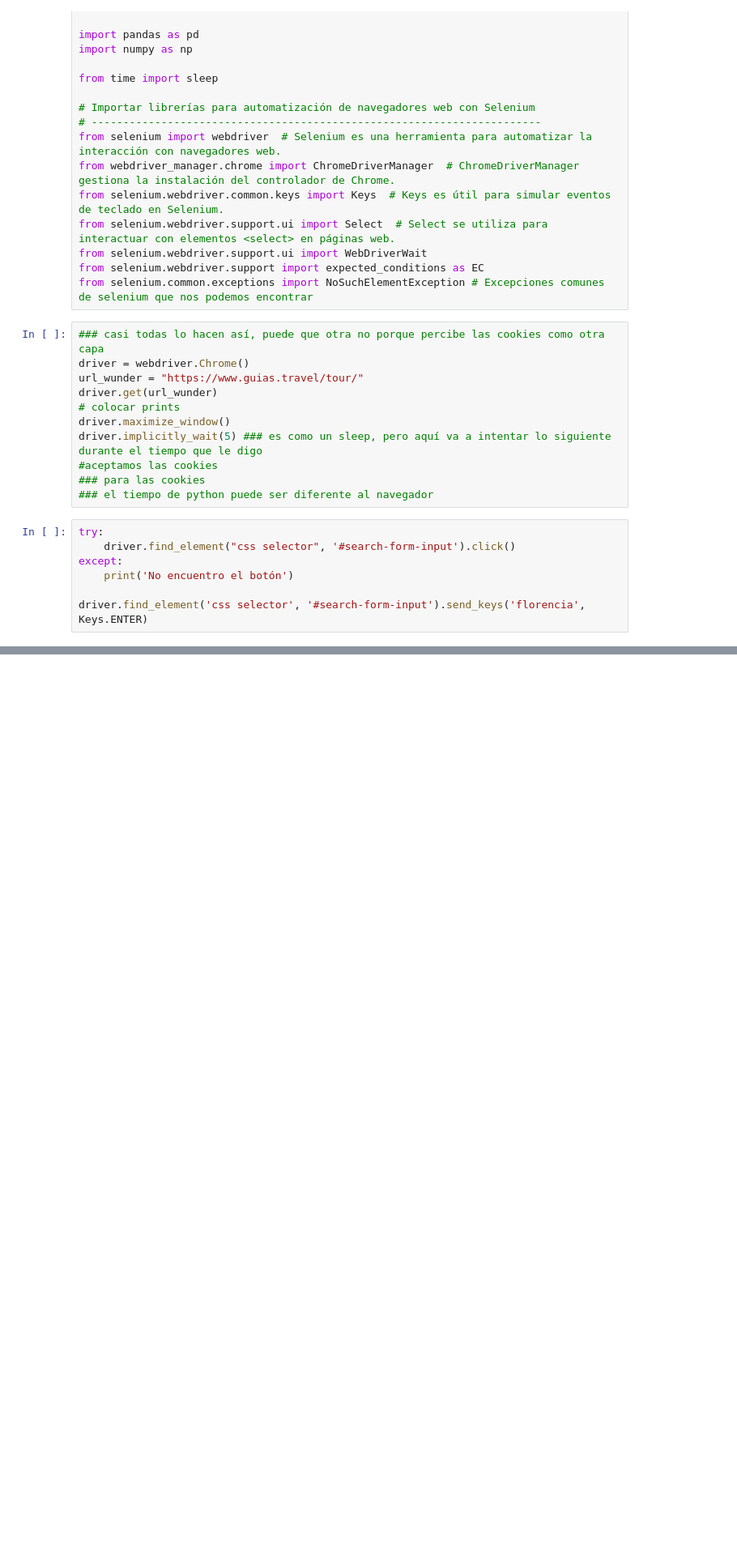
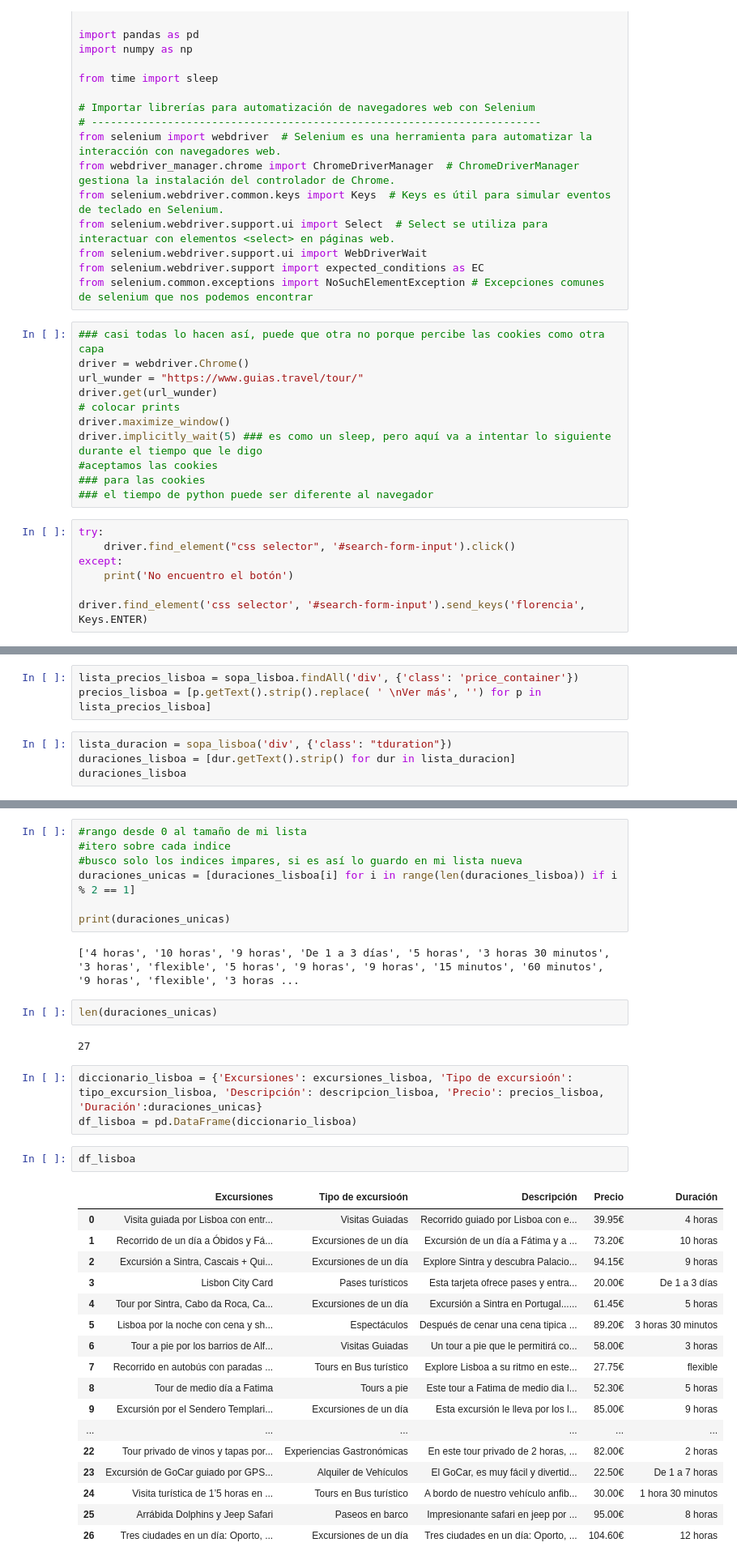
Before and after one commit to ngcarvajall/Entrega-Proyecto-ProyectoExplorandoViajes---Nelson-, a Jupyter notebook: Excursiones.ipynb, the cells around one changed output, grey strips where cells are left out. Shown at 81% size. Saved outputs shown, nothing was run; the diff lists cells and outputs as text; blank space fills up the shorter version.

```diff
--- a/Excursiones.ipynb
+++ b/Excursiones.ipynb
@@ -70,0 +245,7 @@ body > div.container.margin_60.tours_archive_container > div > div.col-lg-9.col-
+# %%
+lista_precios_lisboa = sopa_lisboa.findAll('div', {'class': 'price_container'})
+precios_lisboa = [p.getText().strip().replace( ' \nVer más', '') for p in lista_precios_lisboa]
+# %%
+lista_duracion = sopa_lisboa('div', {'class': "tduration"})
+duraciones_lisboa = [dur.getText().strip() for dur in lista_duracion]
+duraciones_lisboa
@@ -70,0 +270,36 @@ body > div.container.margin_60.tours_archive_container > div > div.col-lg-9.col-
+# %%
+#rango desde 0 al tamaño de mi lista
+#itero sobre cada indice
+#busco solo los indices impares, si es así lo guardo en mi lista nueva
+duraciones_unicas = [duraciones_lisboa[i] for i in range(len(duraciones_lisboa)) if i % 2 == 1]
+
+print(duraciones_unicas)
+# %% [output]
+['4 horas', '10 horas', '9 horas', 'De 1 a 3 días', '5 horas', '3 horas 30 minutos', '3 horas', 'flexible', '5 horas', '9 horas', '9 horas', '15 minutos', '60 minutos', '9 horas', 'flexible', '3 horas ...
+# %%
+len(duraciones_unicas)
+# %% [output]
+27
+# %%
+diccionario_lisboa = {'Excursiones': excursiones_lisboa, 'Tipo de excursioón': tipo_excursion_lisboa, 'Descripción': descripcion_lisboa, 'Precio': precios_lisboa, 'Duración':duraciones_unicas}
+df_lisboa = pd.DataFrame(diccionario_lisboa)
+# %%
+df_lisboa
+# %% [output]
+|  | Excursiones | Tipo de excursioón | Descripción | Precio | Duración |
+| 0 | Visita guiada por Lisboa con entr... | Visitas Guiadas | Recorrido guiado por Lisboa con e... | 39.95€ | 4 horas |
+| 1 | Recorrido de un día a Óbidos y Fá... | Excursiones de un día | Excursión de un día a Fátima y a ... | 73.20€ | 10 horas |
+| 2 | Excursión a Sintra, Cascais + Qui... | Excursiones de un día | Explore Sintra y descubra Palacio... | 94.15€ | 9 horas |
+| 3 | Lisbon City Card | Pases turísticos | Esta tarjeta ofrece pases y entra... | 20.00€ | De 1 a 3 días |
+| 4 | Tour por Sintra, Cabo da Roca, Ca... | Excursiones de un día | Excursión a Sintra en Portugal...... | 61.45€ | 5 horas |
+| 5 | Lisboa por la noche con cena y sh... | Espectáculos | Después de cenar una cena tipica ... | 89.20€ | 3 horas 30 minutos |
+| 6 | Tour a pie por los barrios de Alf... | Visitas Guiadas | Un tour a pie que le permitirá co... | 58.00€ | 3 horas |
+| 7 | Recorrido en autobús con paradas ... | Tours en Bus turístico | Explore Lisboa a su ritmo en este... | 27.75€ | flexible |
+| 8 | Tour de medio día a Fatima | Tours a pie | Este tour a Fatima de medio dia l... | 52.30€ | 5 horas |
+| 9 | Excursión por el Sendero Templari... | Excursiones de un día | Esta excursión le lleva por los l... | 85.00€ | 9 horas |
+| ... | ... | ... | ... | ... | ... |
+| 22 | Tour privado de vinos y tapas por... | Experiencias Gastronómicas | En este tour privado de 2 horas, ... | 82.00€ | 2 horas |
+| 23 | Excursión de GoCar guiado por GPS... | Alquiler de Vehículos | El GoCar, es muy fácil y divertid... | 22.50€ | De 1 a 7 horas |
+| 24 | Visita turística de 1’5 horas en ... | Tours en Bus turístico | A bordo de nuestro vehículo anfib... | 30.00€ | 1 hora 30 minutos |
+| 25 | Arrábida Dolphins y Jeep Safari | Paseos en barco | Impresionante safari en jeep por ... | 95.00€ | 8 horas |
+| 26 | Tres ciudades en un día: Oporto, ... | Excursiones de un día | Tres ciudades en un día: Oporto, ... | 104.60€ | 12 horas |
```
Also changed, not shown: parts of 26 cells of this notebook.
